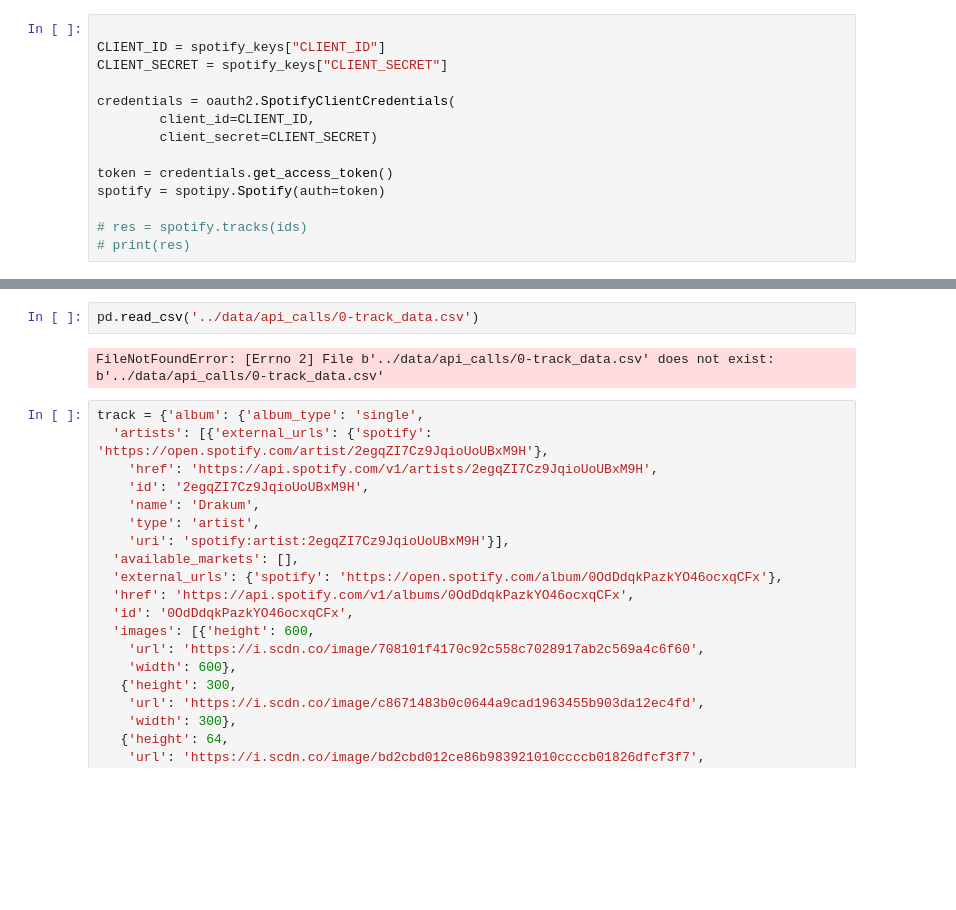
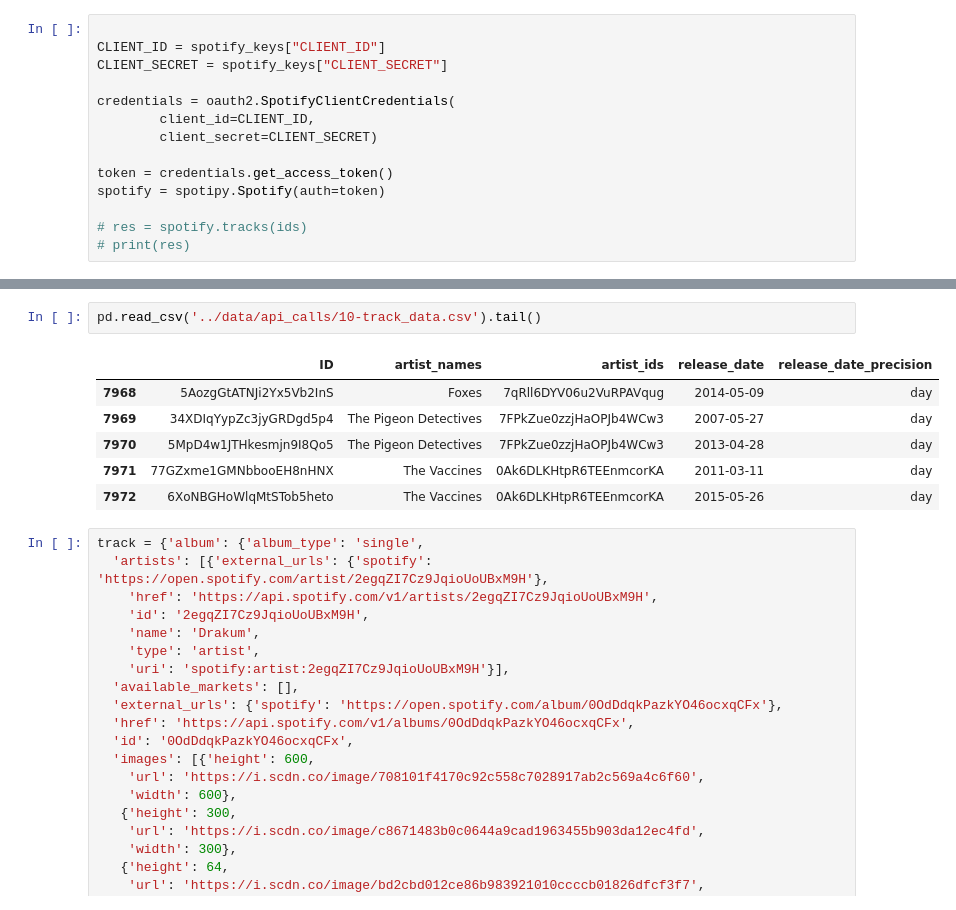
Before and after one commit to QED0711/spotify-predictive-analysis, a Jupyter notebook: data_retrieval/qd_072619_spotipy.ipynb, the cells around one changed output, grey strips where cells are left out. Saved outputs shown, nothing was run; the diff lists cells and outputs as text; blank space fills up the shorter version.

```diff
--- a/exploration/qd_072619_spotipy.ipynb
+++ b/data_retrieval/qd_072619_spotipy.ipynb
@@ -177,7 +181,12 @@ data[data.ID == "5fKitjmfucWNCOZzyk8y6j"]
 # %%
-pd.read_csv('../data/api_calls/0-track_data.csv')
+pd.read_csv('../data/api_calls/10-track_data.csv').tail()
 # %% [output]
-FileNotFoundError: [Errno 2] File b'../data/api_calls/0-track_data.csv' does not exist: b'../data/api_calls/0-track_data.csv'
+|  | ID | artist_names | artist_ids | release_date | release_date_precision |
+| 7968 | 5AozgGtATNJi2Yx5Vb2InS | Foxes | 7qRll6DYV06u2VuRPAVqug | 2014-05-09 | day |
+| 7969 | 34XDIqYypZc3jyGRDgd5p4 | The Pigeon Detectives | 7FPkZue0zzjHaOPJb4WCw3 | 2007-05-27 | day |
+| 7970 | 5MpD4w1JTHkesmjn9I8Qo5 | The Pigeon Detectives | 7FPkZue0zzjHaOPJb4WCw3 | 2013-04-28 | day |
+| 7971 | 77GZxme1GMNbbooEH8nHNX | The Vaccines | 0Ak6DLKHtpR6TEEnmcorKA | 2011-03-11 | day |
+| 7972 | 6XoNBGHoWlqMtSTob5heto | The Vaccines | 0Ak6DLKHtpR6TEEnmcorKA | 2015-05-26 | day |
 # %%
 track = {'album': {'album_type': 'single',
   'artists': [{'external_urls': {'spotify': 'https://open.spotify.com/artist/2egqZI7Cz9JqioUoUBxM9H'},
```
Also changed, not shown: parts of 5 cells of this notebook, 11 other files.
